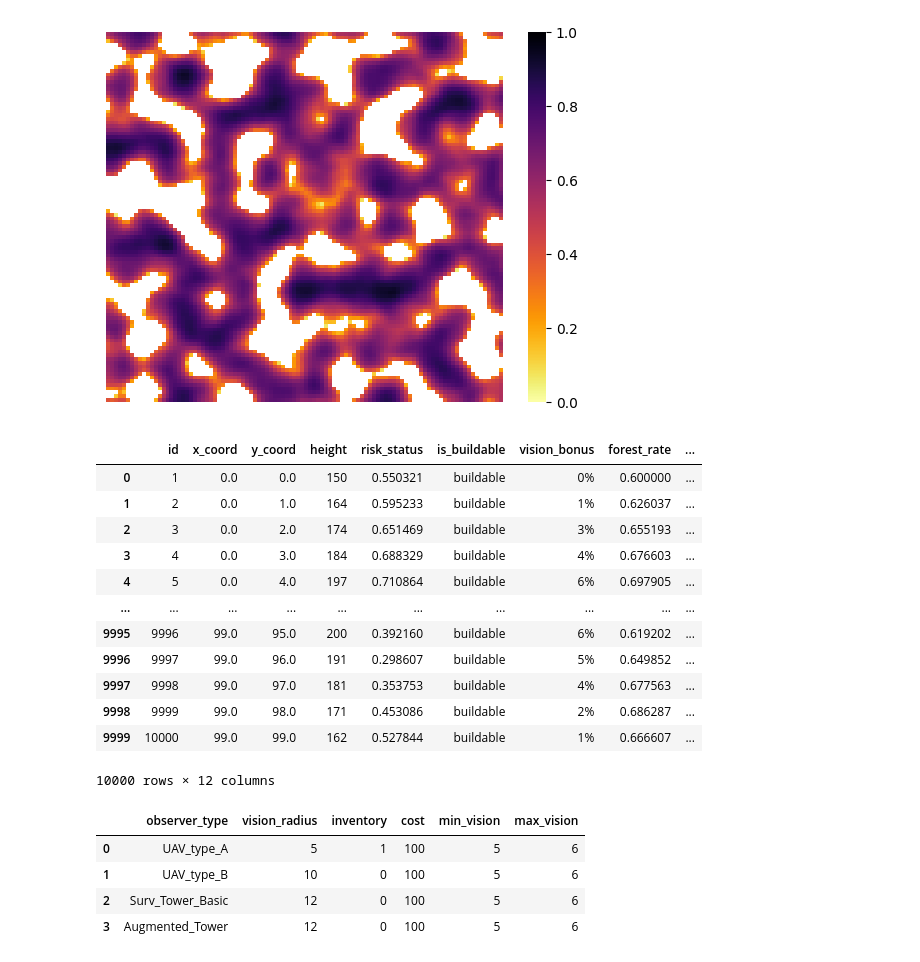
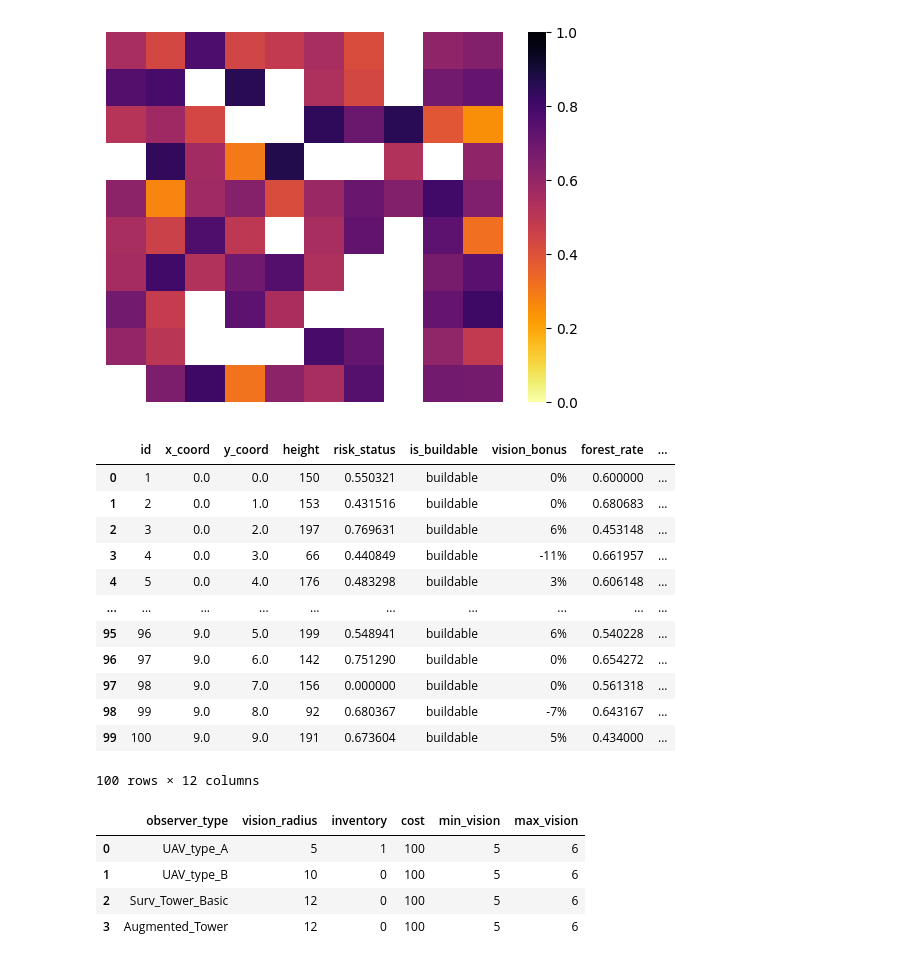
Before and after one commit to Agoraaa/fire-surveillance-2026, a Jupyter notebook: problemgen/instance_generator.ipynb, the cells around one changed output. Drawn from its saved outputs; the diff is of its cells as text; code cells hidden in the pictures.

```diff
--- a/problemgen/instance_generator.ipynb
+++ b/problemgen/instance_generator.ipynb
@@ -66,10 +66,10 @@ def generate_risk_map(risk_density = 0.5, width_height = 100):
                 noise[i][j] = 0
     return noise, is_hidden
 # %%
-width = 100
-height = 100
+width = 10
+height = 10
 risk_density = 0.6
-width_height_kilometers = 100
+width_height_kilometers = 10
 cell_distance = width_height_kilometers/width
 
 risk_map, is_risky = generate_risk_map(risk_density = risk_density, width_height = width)
@@ -88,34 +88,34 @@ vision_bonuses = [[0 for _ in range(width)] for _ in range(height)]
 is_buildable_map = [[True for _ in range(width)] for _ in range(height)]
 for i in range(width):
     for j in range(height):
         node_height = (1+height_map[i][j])*150
         vision_bonuses[i][j] = int(20*height_map[i][j])
         height_map[i][j] = node_height
         fire_spread_rate[i][j] += 1
         fire_spread_rate[i][j] /= 2
         fire_spread_rate[i][j] *= fire_spread_rate[i][j]
         fire_spread_rate[i][j] *= 3
         forest_rate[i][j] += 1
         forest_rate[i][j] /= 2
         forest_rate[i][j] *= 0.8
         forest_rate[i][j] += 0.2
 
         slope_percentage[i][j] += 1
         slope_percentage[i][j] /= 2
         slope_percentage[i][j] = slope_percentage[i][j]*slope_percentage[i][j]
         slope_percentage[i][j] *= 100
 
         ymn_percentage[i][j] += 1
         ymn_percentage[i][j] /= 2
         ymn_percentage[i][j] *= 0.3
         ymn_percentage[i][j] *= 100
 
         if is_village[i][j] > 0.7:
             is_village[i][j] = 1
         else:
             is_village[i][j] = 0
 # %% [output]
-[figure, old version]
+[figure, new version]
 # %%
 lines = []
 for i in range(width):
@@ -134,17 +134,17 @@ df1
 # %% [output]
 |  | id | x_coord | y_coord | height | risk_status | is_buildable | vision_bonus | forest_rate | ... |
 | 0 | 1 | 0.0 | 0.0 | 150 | 0.550321 | buildable | 0% | 0.600000 | ... |
-| 1 | 2 | 0.0 | 1.0 | 164 | 0.595233 | buildable | 1% | 0.626037 | ... |
-| 2 | 3 | 0.0 | 2.0 | 174 | 0.651469 | buildable | 3% | 0.655193 | ... |
-| 3 | 4 | 0.0 | 3.0 | 184 | 0.688329 | buildable | 4% | 0.676603 | ... |
-| 4 | 5 | 0.0 | 4.0 | 197 | 0.710864 | buildable | 6% | 0.697905 | ... |
+| 1 | 2 | 0.0 | 1.0 | 153 | 0.431516 | buildable | 0% | 0.680683 | ... |
+| 2 | 3 | 0.0 | 2.0 | 197 | 0.769631 | buildable | 6% | 0.453148 | ... |
+| 3 | 4 | 0.0 | 3.0 | 66 | 0.440849 | buildable | -11% | 0.661957 | ... |
+| 4 | 5 | 0.0 | 4.0 | 176 | 0.483298 | buildable | 3% | 0.606148 | ... |
 | ... | ... | ... | ... | ... | ... | ... | ... | ... | ... |
-| 9995 | 9996 | 99.0 | 95.0 | 200 | 0.392160 | buildable | 6% | 0.619202 | ... |
-| 9996 | 9997 | 99.0 | 96.0 | 191 | 0.298607 | buildable | 5% | 0.649852 | ... |
-| 9997 | 9998 | 99.0 | 97.0 | 181 | 0.353753 | buildable | 4% | 0.677563 | ... |
-| 9998 | 9999 | 99.0 | 98.0 | 171 | 0.453086 | buildable | 2% | 0.686287 | ... |
-| 9999 | 10000 | 99.0 | 99.0 | 162 | 0.527844 | buildable | 1% | 0.666607 | ... |
+| 95 | 96 | 9.0 | 5.0 | 199 | 0.548941 | buildable | 6% | 0.540228 | ... |
+| 96 | 97 | 9.0 | 6.0 | 142 | 0.751290 | buildable | 0% | 0.654272 | ... |
+| 97 | 98 | 9.0 | 7.0 | 156 | 0.000000 | buildable | 0% | 0.561318 | ... |
+| 98 | 99 | 9.0 | 8.0 | 92 | 0.680367 | buildable | -7% | 0.643167 | ... |
+| 99 | 100 | 9.0 | 9.0 | 191 | 0.673604 | buildable | 5% | 0.434000 | ... |
-10000 rows × 12 columns
+100 rows × 12 columns
 # %%
 lines = []
 lines.append(['UAV_type_A', 5, 1, 100, 5, 6])
```
Also changed, not shown: parts of 4 cells of this notebook, 13 other files.
